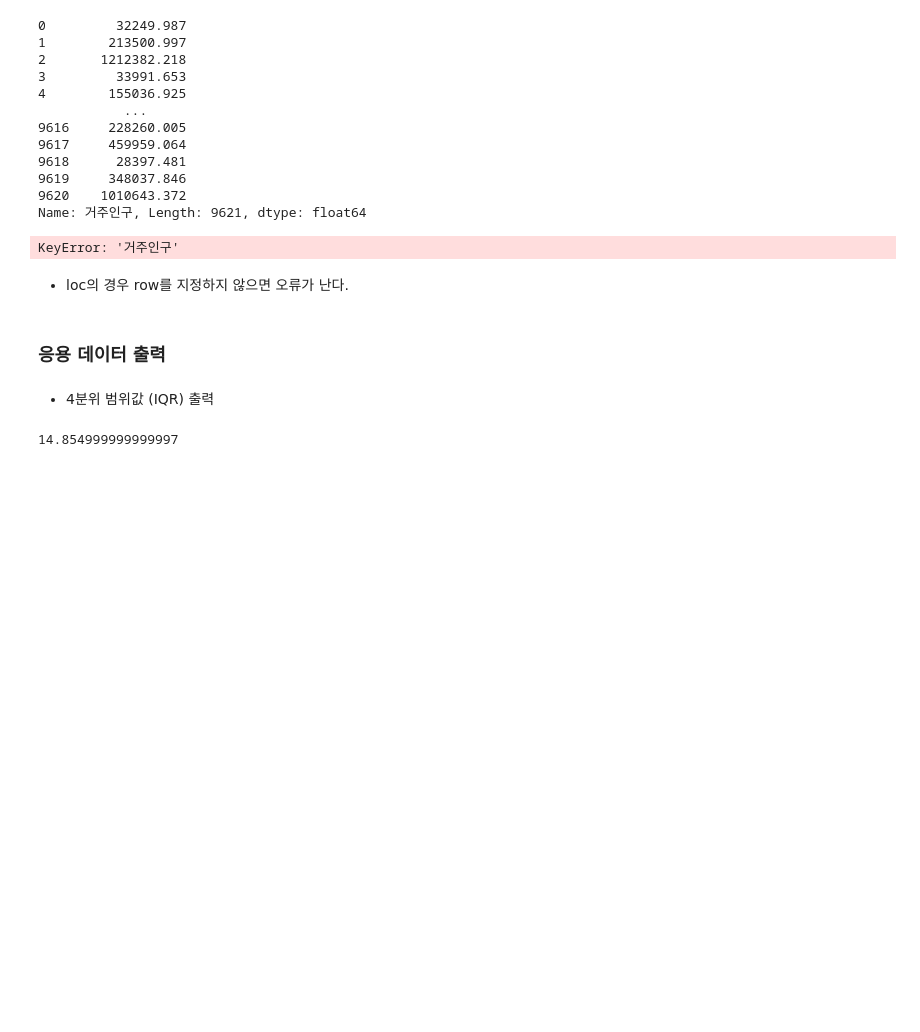
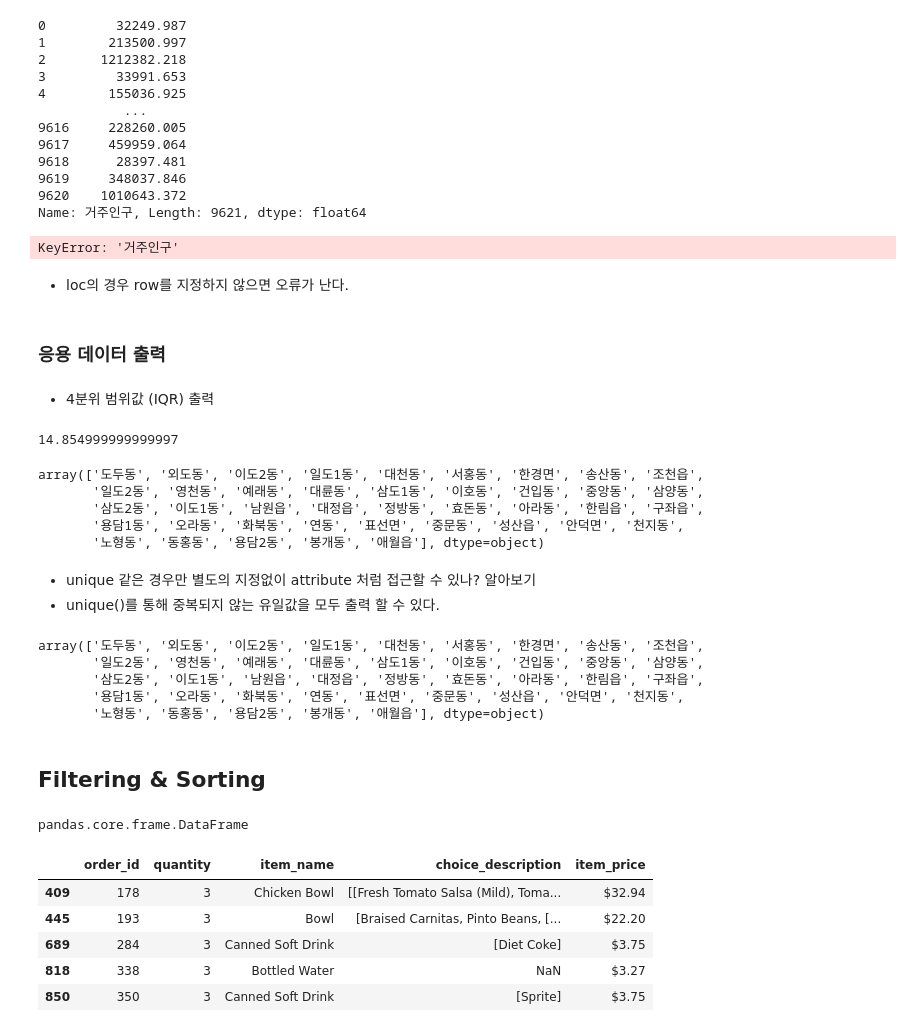
Before and after one commit to zero-bacteria/Learn_data_analysis, a Jupyter notebook: 연습/01_데이터 다루기 입문.ipynb, the cells around one changed output. Saved outputs shown, nothing was run; the diff lists cells and outputs as text; code cells hidden in the pictures; blank space fills up the shorter version.

```diff
--- a/연습/01_데이터 다루기 입문.ipynb
+++ b/연습/01_데이터 다루기 입문.ipynb
@@ -339,3 +339,39 @@ iqr = df['평균 속도'].quantile(0.75) - df['평균 속도'].quantile(0.25)
 print(iqr)
 # %% [output]
 14.854999999999997
+# %%
+df.읍면동명.unique()
+# %% [output]
+array(['도두동', '외도동', '이도2동', '일도1동', '대천동', '서홍동', '한경면', '송산동', '조천읍',
+       '일도2동', '영천동', '예래동', '대륜동', '삼도1동', '이호동', '건입동', '중앙동', '삼양동',
+       '삼도2동', '이도1동', '남원읍', '대정읍', '정방동', '효돈동', '아라동', '한림읍', '구좌읍',
+       '용담1동', '오라동', '화북동', '연동', '표선면', '중문동', '성산읍', '안덕면', '천지동',
+       '노형동', '동홍동', '용담2동', '봉개동', '애월읍'], dtype=object)
+# %% [markdown]
+* unique 같은 경우만 별도의 지정없이 attribute 처럼 접근할 수 있나? 알아보기
+* unique()를 통해 중복되지 않는 유일값을 모두 출력 할 수 있다.
+# %%
+df['읍면동명'].unique()
+# %% [output]
+array(['도두동', '외도동', '이도2동', '일도1동', '대천동', '서홍동', '한경면', '송산동', '조천읍',
+       '일도2동', '영천동', '예래동', '대륜동', '삼도1동', '이호동', '건입동', '중앙동', '삼양동',
+       '삼도2동', '이도1동', '남원읍', '대정읍', '정방동', '효돈동', '아라동', '한림읍', '구좌읍',
+       '용담1동', '오라동', '화북동', '연동', '표선면', '중문동', '성산읍', '안덕면', '천지동',
+       '노형동', '동홍동', '용담2동', '봉개동', '애월읍'], dtype=object)
+# %% [markdown]
+## Filtering & Sorting
+# %%
+DataUrl = 'https://raw.githubusercontent.com/Datamanim/pandas/main/chipo.csv'
+df = pd.read_csv(DataUrl)
+type(df)
+# %% [output]
+pandas.core.frame.DataFrame
+# %%
+df[df['quantity']==3].head(5)
+# %% [output]
+|  | order_id | quantity | item_name | choice_description | item_price |
+| 409 | 178 | 3 | Chicken Bowl | [[Fresh Tomato Salsa (Mild), Toma... | $32.94 |
+| 445 | 193 | 3 | Bowl | [Braised Carnitas, Pinto Beans, [... | $22.20 |
+| 689 | 284 | 3 | Canned Soft Drink | [Diet Coke] | $3.75 |
+| 818 | 338 | 3 | Bottled Water | NaN | $3.27 |
+| 850 | 350 | 3 | Canned Soft Drink | [Sprite] | $3.75 |
```
Also changed, not shown: parts of 4 cells of this notebook.
